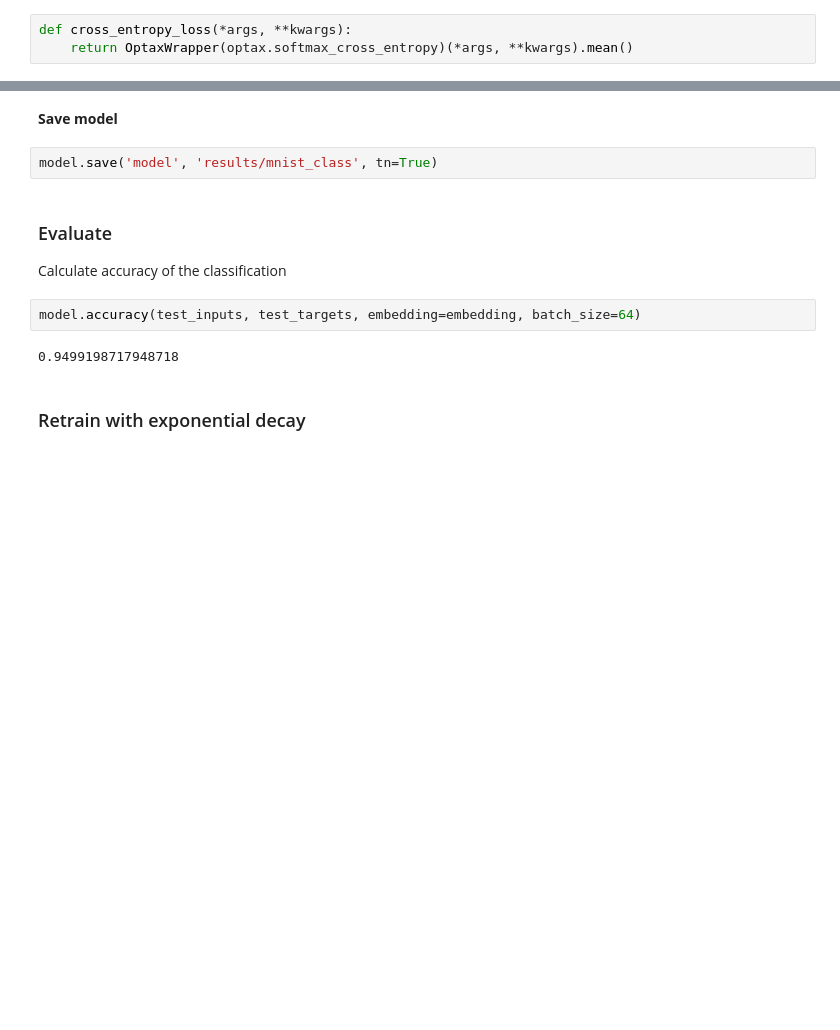
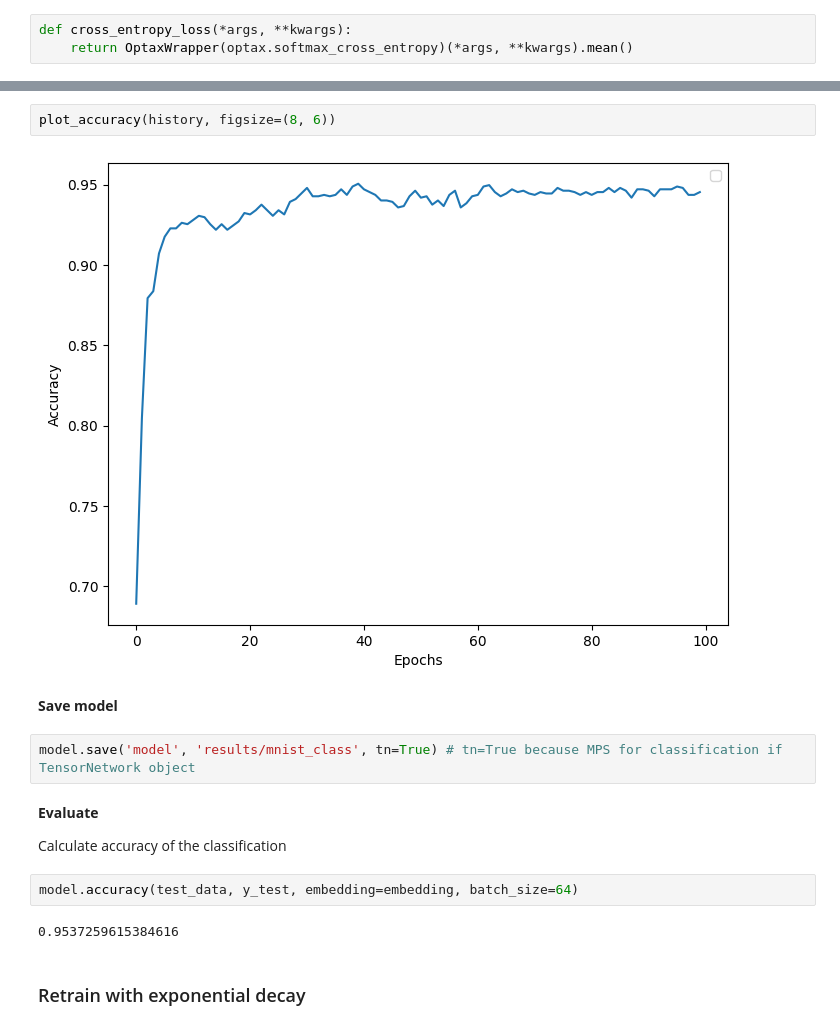
Before and after one commit to bsc-quantic/tn4ml, a Jupyter notebook: docs/examples/mnist_classification.ipynb, the cells around one changed output, grey strips where cells are left out. Drawn from its saved outputs; the diff is of its cells as text; blank space fills up the shorter version.

Commit message:
Update classification example

```diff
--- a/docs/examples/mnist_classification.ipynb
+++ b/docs/examples/mnist_classification.ipynb
@@ -198,15 +179,19 @@ history = model.train(train_inputs,
+# %%
+plot_accuracy(history, figsize=(8, 6))
+# %% [output]
+[figure, added]
 # %% [markdown]
 **Save model**
 # %%
-model.save('model', 'results/mnist_class', tn=True)
+model.save('model', 'results/mnist_class', tn=True) # tn=True because MPS for classification if TensorNetwork object
 # %% [markdown]
-### Evaluate
+**Evaluate**
 
 Calculate accuracy of the classification
 # %%
-model.accuracy(test_inputs, test_targets, embedding=embedding, batch_size=64)
+model.accuracy(test_data, y_test, embedding=embedding, batch_size=64)
 # %% [output]
-0.9499198717948718
+0.9537259615384616
 # %% [markdown]
 ### Retrain with exponential decay
 # %%
```
Also changed, not shown: parts of 18 cells of this notebook.
